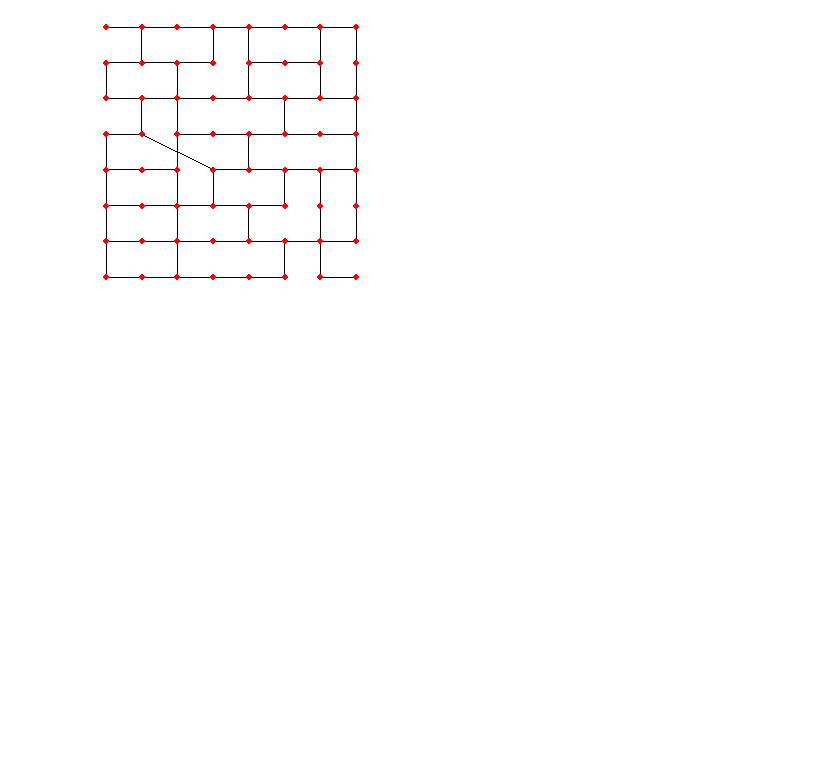
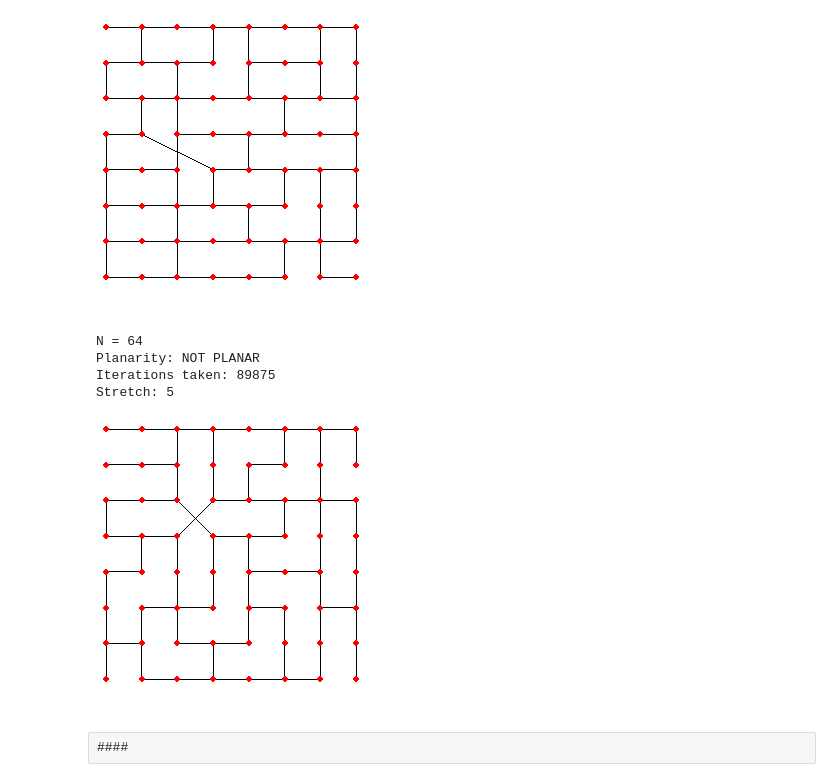
Before and after one commit to luccasiau/spanners, a Jupyter notebook: src/runs/PG with Delaunay and Grids.ipynb, the cells around one changed output. Drawn from its saved outputs; the diff is of its cells as text; code cells hidden in the pictures; blank space fills up the shorter version.

```diff
--- a/src/runs/PG with Delaunay and Grids.ipynb
+++ b/src/runs/PG with Delaunay and Grids.ipynb
@@ -179,3 +180,13 @@ Planarity: NOT PLANAR
 Iterations taken: 3
 Stretch: 3
 [figure]
+# %%
+draw_random_nonplane(t=6, N=8, iter_count=100000)
+# %% [output]
+N = 64
+Planarity: NOT PLANAR
+Iterations taken: 89875
+Stretch: 5
+[figure, added]
+# %% [raw]
+####
```
Also changed, not shown: parts of 10 cells of this notebook, 2 other files.
